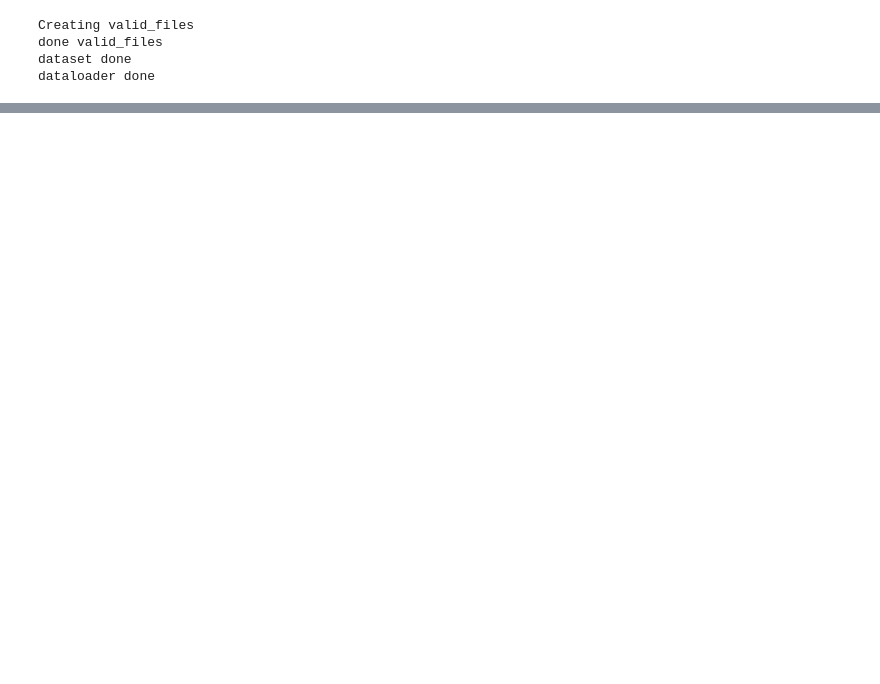
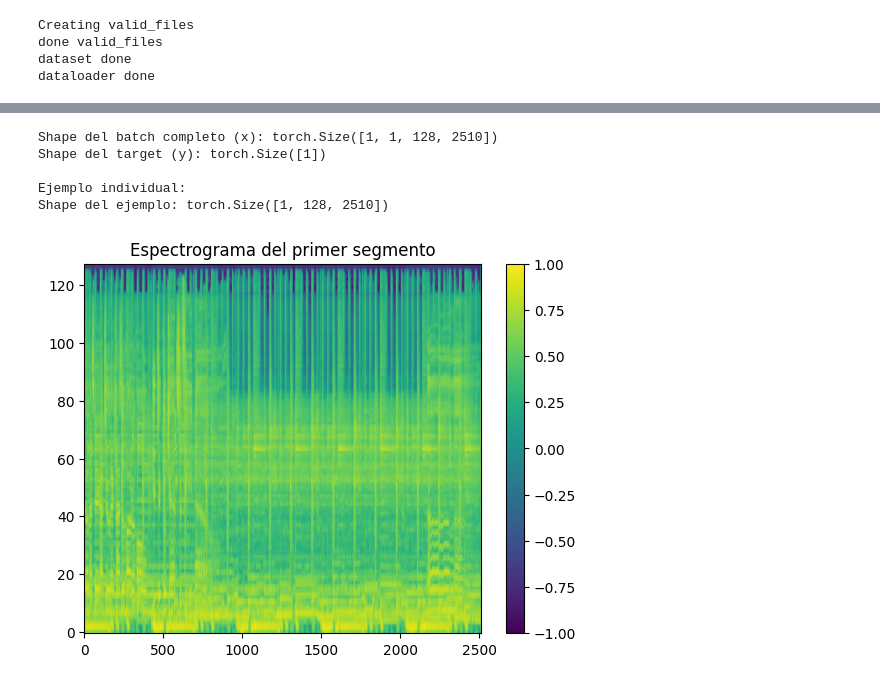
Before and after one commit to lukemaster/euterpe, a Jupyter notebook: vae_executor.train.ipynb, the cells around one changed output, grey strips where cells are left out. Saved outputs shown, nothing was run; the diff lists cells and outputs as text; code cells hidden in the pictures; blank space fills up the shorter version.

```diff
--- a/vae_executor.train.ipynb
+++ b/vae_executor.train.ipynb
@@ -161,0 +178,35 @@ with torch.no_grad():
+# %%
+batch = next(iter(dataloader))
+
+x, y = batch
+
+print("Shape del batch completo (x):", x.shape)
+print("Shape del target (y):", y.shape if y is not None else "None")
+
+print("\nEjemplo individual:")
+ejemplo = x[0]
+print("Shape del ejemplo:", ejemplo.shape)
+
+import matplotlib.pyplot as plt
+
+if ejemplo.ndim == 3:
+    plt.imshow(ejemplo.squeeze().cpu(), aspect='auto', origin='lower')
+    plt.title("Espectrograma del primer segmento")
+    plt.colorbar()
+    plt.show()
+elif ejemplo.ndim == 4:
+    print("Número de segmentos:", ejemplo.shape[0])
+    fig, axs = plt.subplots(1, ejemplo.shape[0], figsize=(15, 3))
+    for i in range(ejemplo.shape[0]):
+        axs[i].imshow(ejemplo[i].squeeze().cpu(), aspect='auto', origin='lower')
+        axs[i].set_title(f"Segmento {i+1}")
+    plt.show()
+else:
+    print("Formato no esperado.")
+# %% [output]
+Shape del batch completo (x): torch.Size([1, 1, 128, 2510])
+Shape del target (y): torch.Size([1])
+
+Ejemplo individual:
+Shape del ejemplo: torch.Size([1, 128, 2510])
+[figure, added]
```
Also changed, not shown: parts of 3 cells of this notebook.
